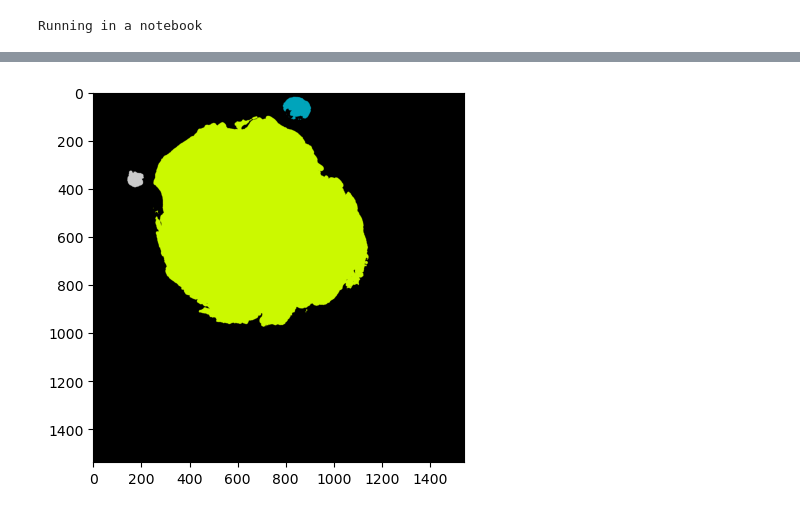
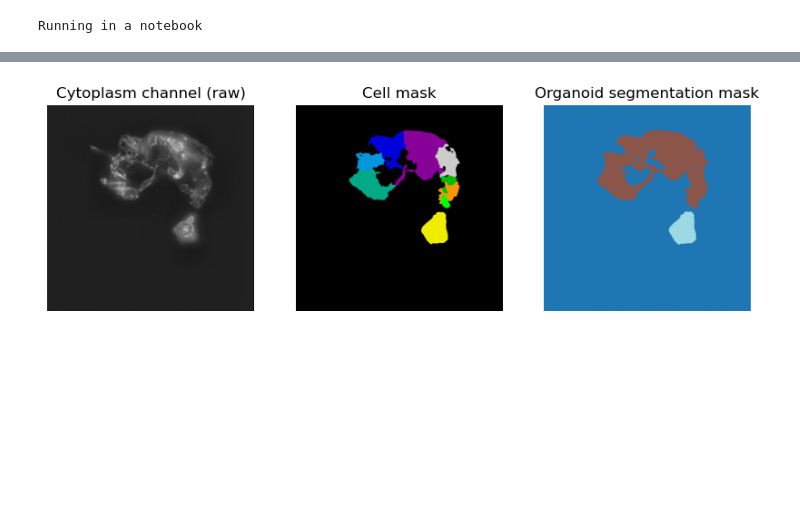
Before and after one commit to MikeLippincott/NF1_3D_organoid_profiling_pipeline, a Jupyter notebook: 2.segment_images/notebooks/1a.organoid_segmentation_derived_from_cell.ipynb, the cells around one changed output, grey strips where cells are left out. Saved outputs shown, nothing was run; the diff lists cells and outputs as text; code cells hidden in the pictures; blank space fills up the shorter version.

Commit message:
progress capture for segmentations

```diff
--- a/2.segment_images/notebooks/1a.organoid_segmentation_derived_from_cell.ipynb
+++ b/2.segment_images/notebooks/1a.organoid_segmentation_derived_from_cell.ipynb
@@ -68,10 +69,9 @@ if in_notebook:
             "cyto3": "640",
             "brightfield": "TRANS",
         },
-        channels_to_read=["cyto1"],
+        channels_to_read=["cyto2"],
     )
-    cyto1_raw = return_dict["cyto1"]
-    del cyto1_raw
+    cyto2_raw = return_dict["cyto2"]
 cell_mask_path = pathlib.Path(f"{mask_path}/cell_mask.tiff")
 cell_mask = read_zstack_image(cell_mask_path)
 # %%
@@ -80,7 +80,15 @@ cell_binary_mask = cell_mask.copy()
 cell_binary_mask[cell_binary_mask > 0] = 1
 # dilate the cell masks slightly
 cell_binary_mask = skimage.morphology.binary_dilation(
-    cell_binary_mask, skimage.morphology.ball(10)
+    cell_binary_mask, skimage.morphology.ball(2)
+)
+# fill holes
+cell_binary_mask = skimage.morphology.binary_closing(
+    cell_binary_mask, skimage.morphology.ball(2)
+)
+# remove small objects
+cell_binary_mask = skimage.morphology.remove_small_objects(
+    cell_binary_mask.astype(bool), min_size=300
 )
 # convert back to instance mask
 # make sure each instance has a unique integer label
@@ -115,5 +123,19 @@ print(f"""
 # %%
 if in_notebook:
-    plt.imshow(organoid_masks[organoid_masks.shape[0] // 2], cmap="nipy_spectral")
+    cyto2_raw = exposure.equalize_adapthist(cyto2_raw, clip_limit=0.02)
+    plt.figure(figsize=(10, 10))
+    plt.subplot(131)
+    plt.imshow(cyto2_raw[cyto2_raw.shape[0] // 2], cmap="gray")
+    plt.axis("off")
+    plt.title("Cytoplasm channel (raw)")
+    plt.subplot(132)
+    plt.imshow(cell_mask[cell_mask.shape[0] // 2], cmap="nipy_spectral")
+    plt.axis("off")
+    plt.title("Cell mask")
+    plt.subplot(133)
+    plt.imshow(organoid_masks[organoid_masks.shape[0] // 2], cmap="tab20")
+    plt.axis("off")
+    plt.title("Organoid segmentation mask")
+    plt.show()
 # %% [output]
-[figure, old version]
+[figure, new version]
```
Also changed, not shown: parts of 3 cells of this notebook, 39 other files.
